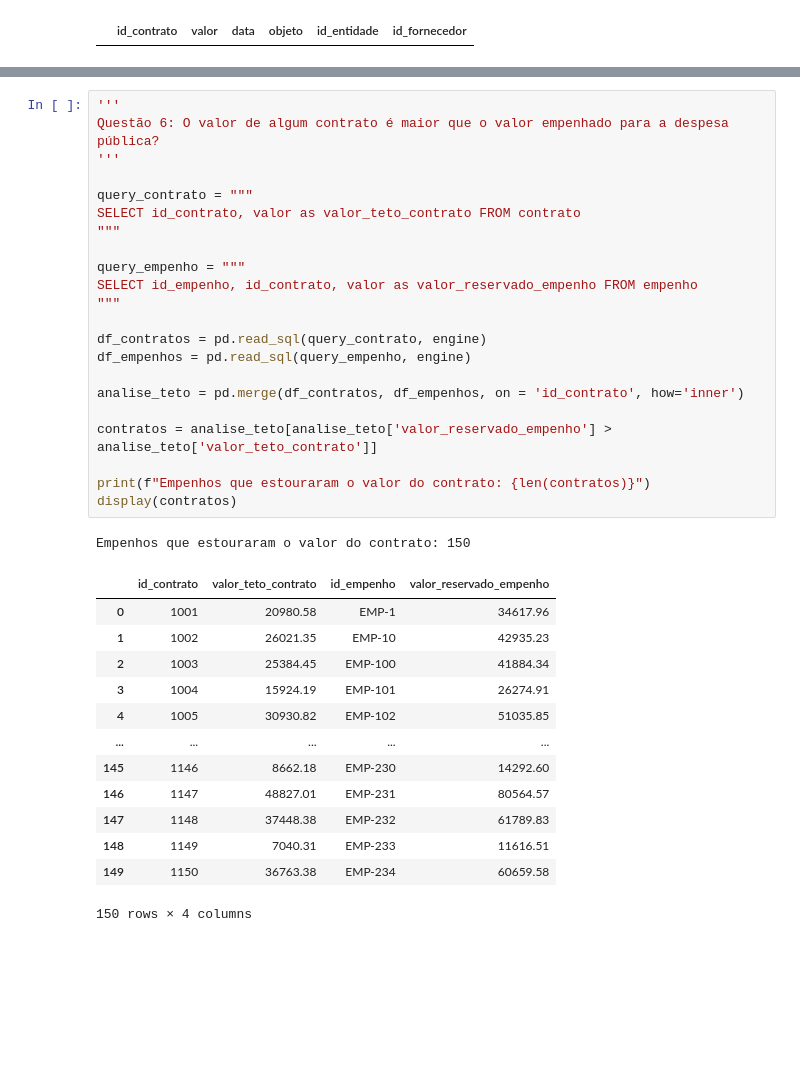
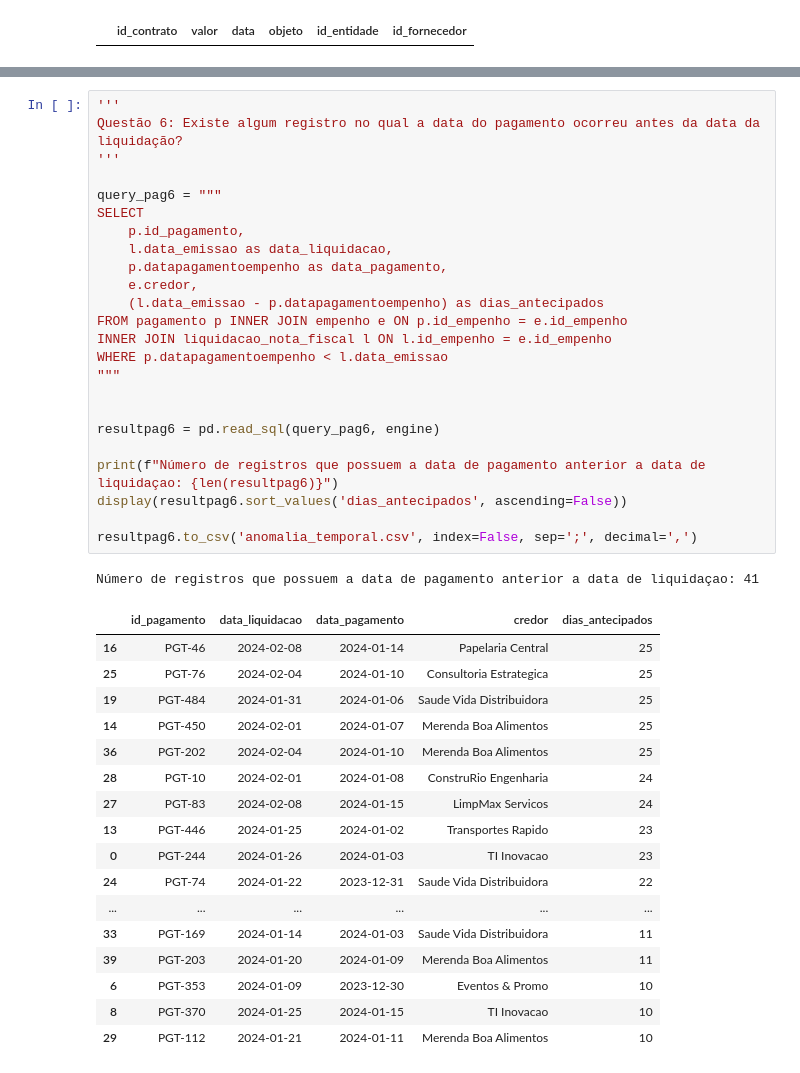
Before and after one commit to dinhocss/mprj-analise-dados, a Jupyter notebook: Conexão com o banco de dados/conexao-banco-de-dados.ipynb, the cells around one changed output, grey strips where cells are left out. Saved outputs shown, nothing was run; the diff lists cells and outputs as text; blank space fills up the shorter version.

```diff
--- a/Conexão com o banco de dados/conexao-banco-de-dados.ipynb
+++ b/Conexão com o banco de dados/conexao-banco-de-dados.ipynb
@@ -158,39 +178,45 @@ Quantidade de contratos sem fornecedores:
 # %%
 '''
-Questão 6: O valor de algum contrato é maior que o valor empenhado para a despesa pública?
+Questão 6: Existe algum registro no qual a data do pagamento ocorreu antes da data da liquidação?
 '''
 
-query_contrato = """
-SELECT id_contrato, valor as valor_teto_contrato FROM contrato
+query_pag6 = """
+SELECT
+    p.id_pagamento,
+    l.data_emissao as data_liquidacao,
+    p.datapagamentoempenho as data_pagamento,
+    e.credor,
+    (l.data_emissao - p.datapagamentoempenho) as dias_antecipados
+FROM pagamento p INNER JOIN empenho e ON p.id_empenho = e.id_empenho
+INNER JOIN liquidacao_nota_fiscal l ON l.id_empenho = e.id_empenho
+WHERE p.datapagamentoempenho < l.data_emissao
 """
 
-query_empenho = """
-SELECT id_empenho, id_contrato, valor as valor_reservado_empenho FROM empenho
-"""
 
-df_contratos = pd.read_sql(query_contrato, engine)
-df_empenhos = pd.read_sql(query_empenho, engine)
+resultpag6 = pd.read_sql(query_pag6, engine)
 
-analise_teto = pd.merge(df_contratos, df_empenhos, on = 'id_contrato', how='inner')
+print(f"Número de registros que possuem a data de pagamento anterior a data de liquidaçao: {len(resultpag6)}")
+display(resultpag6.sort_values('dias_antecipados', ascending=False))
 
-contratos = analise_teto[analise_teto['valor_reservado_empenho'] > analise_teto['valor_teto_contrato']]
-
-print(f"Empenhos que estouraram o valor do contrato: {len(contratos)}")
-display(contratos)
+resultpag6.to_csv('anomalia_temporal.csv', index=False, sep=';', decimal=',')
 # %% [output]
-Empenhos que estouraram o valor do contrato: 150
+Número de registros que possuem a data de pagamento anterior a data de liquidaçao: 41
-|  | id_contrato | valor_teto_contrato | id_empenho | valor_reservado_empenho |
-| 0 | 1001 | 20980.58 | EMP-1 | 34617.96 |
-| 1 | 1002 | 26021.35 | EMP-10 | 42935.23 |
-| 2 | 1003 | 25384.45 | EMP-100 | 41884.34 |
-| 3 | 1004 | 15924.19 | EMP-101 | 26274.91 |
-| 4 | 1005 | 30930.82 | EMP-102 | 51035.85 |
-| ... | ... | ... | ... | ... |
-| 145 | 1146 | 8662.18 | EMP-230 | 14292.60 |
-| 146 | 1147 | 48827.01 | EMP-231 | 80564.57 |
-| 147 | 1148 | 37448.38 | EMP-232 | 61789.83 |
-| 148 | 1149 | 7040.31 | EMP-233 | 11616.51 |
-| 149 | 1150 | 36763.38 | EMP-234 | 60659.58 |
+|  | id_pagamento | data_liquidacao | data_pagamento | credor | dias_antecipados |
+| 16 | PGT-46 | 2024-02-08 | 2024-01-14 | Papelaria Central | 25 |
+| 25 | PGT-76 | 2024-02-04 | 2024-01-10 | Consultoria Estrategica | 25 |
+| 19 | PGT-484 | 2024-01-31 | 2024-01-06 | Saude Vida Distribuidora | 25 |
+| 14 | PGT-450 | 2024-02-01 | 2024-01-07 | Merenda Boa Alimentos | 25 |
+| 36 | PGT-202 | 2024-02-04 | 2024-01-10 | Merenda Boa Alimentos | 25 |
+| 28 | PGT-10 | 2024-02-01 | 2024-01-08 | ConstruRio Engenharia | 24 |
+| 27 | PGT-83 | 2024-02-08 | 2024-01-15 | LimpMax Servicos | 24 |
+| 13 | PGT-446 | 2024-01-25 | 2024-01-02 | Transportes Rapido | 23 |
+| 0 | PGT-244 | 2024-01-26 | 2024-01-03 | TI Inovacao | 23 |
+| 24 | PGT-74 | 2024-01-22 | 2023-12-31 | Saude Vida Distribuidora | 22 |
+| ... | ... | ... | ... | ... | ... |
+| 33 | PGT-169 | 2024-01-14 | 2024-01-03 | Saude Vida Distribuidora | 11 |
+| 39 | PGT-203 | 2024-01-20 | 2024-01-09 | Merenda Boa Alimentos | 11 |
+| 6 | PGT-353 | 2024-01-09 | 2023-12-30 | Eventos & Promo | 10 |
+| 8 | PGT-370 | 2024-01-25 | 2024-01-15 | TI Inovacao | 10 |
+| 29 | PGT-112 | 2024-01-21 | 2024-01-11 | Merenda Boa Alimentos | 10 |
-150 rows × 4 columns
 # %%
 '''
```
Also changed, not shown: parts of 3 cells of this notebook, 4 other files.
